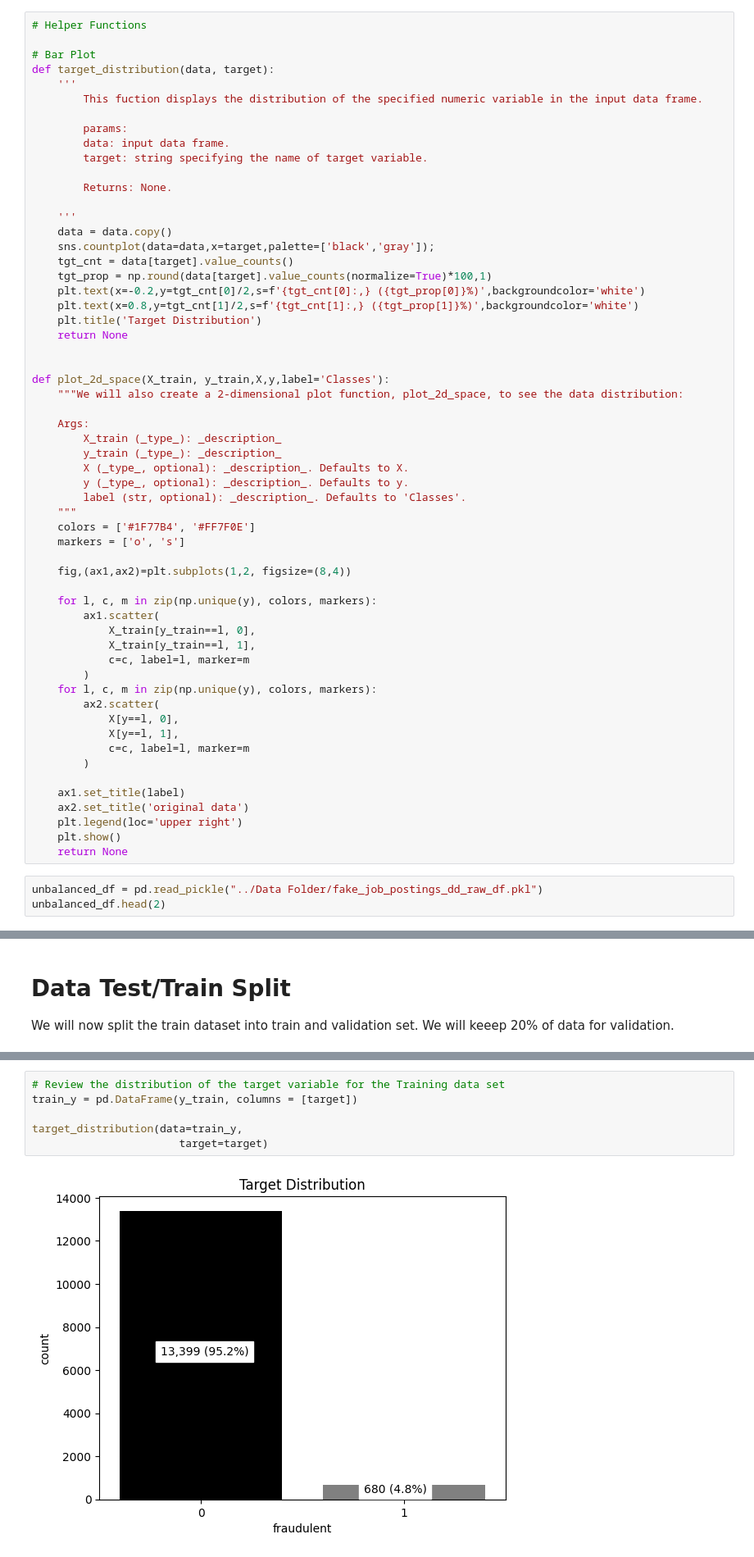
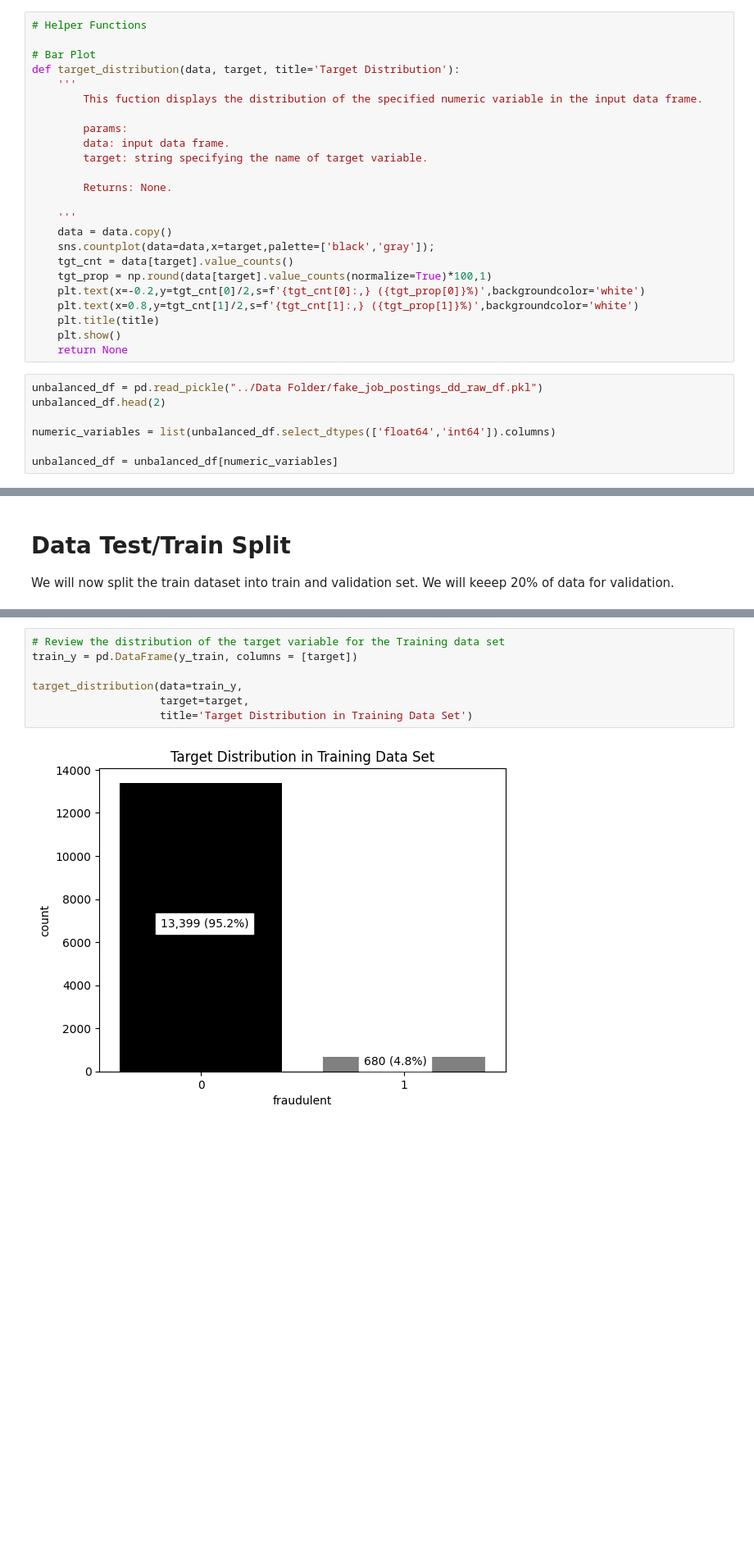
Before and after one commit to ADS-599-Team-2-Capstone/ADS-599-Capstone, a Jupyter notebook: Code Library Folder/Data Preparation.ipynb, the cells around one changed output, grey strips where cells are left out. Shown at 82% size. Drawn from its saved outputs; the diff is of its cells as text; blank space fills up the shorter version.

```diff
--- a/Code Library Folder/Data Preparation.ipynb
+++ b/Code Library Folder/Data Preparation.ipynb
@@ -21,7 +21,7 @@ from imblearn.over_sampling import SMOTE
 # Helper Functions
 
 # Bar Plot
-def target_distribution(data, target):
+def target_distribution(data, target, title='Target Distribution'):
     '''
         This fuction displays the distribution of the specified numeric variable in the input data frame.
 
@@ -38,43 +38,13 @@ def target_distribution(data, target):
     tgt_prop = np.round(data[target].value_counts(normalize=True)*100,1)
     plt.text(x=-0.2,y=tgt_cnt[0]/2,s=f'{tgt_cnt[0]:,} ({tgt_prop[0]}%)',backgroundcolor='white')
     plt.text(x=0.8,y=tgt_cnt[1]/2,s=f'{tgt_cnt[1]:,} ({tgt_prop[1]}%)',backgroundcolor='white')
-    plt.title('Target Distribution')
-    return None
-
-
-def plot_2d_space(X_train, y_train,X,y,label='Classes'):
-    """We will also create a 2-dimensional plot function, plot_2d_space, to see the data distribution:
-
-    Args:
-        X_train (_type_): _description_
-        y_train (_type_): _description_
-        X (_type_, optional): _description_. Defaults to X.
-        y (_type_, optional): _description_. Defaults to y.
-        label (str, optional): _description_. Defaults to 'Classes'.
-    """
-    colors = ['#1F77B4', '#FF7F0E']
-    markers = ['o', 's']
-
-    fig,(ax1,ax2)=plt.subplots(1,2, figsize=(8,4))
-
-    for l, c, m in zip(np.unique(y), colors, markers):
-        ax1.scatter(
-            X_train[y_train==l, 0],
-            X_train[y_train==l, 1],
-            c=c, label=l, marker=m
-        )
-    for l, c, m in zip(np.unique(y), colors, markers):
-        ax2.scatter(
-            X[y==l, 0],
-            X[y==l, 1],
-            c=c, label=l, marker=m
-        )
-
-    ax1.set_title(label)
-    ax2.set_title('original data')
-    plt.legend(loc='upper right')
+    plt.title(title)
     plt.show()
     return None
 # %%
 unbalanced_df = pd.read_pickle("../Data Folder/fake_job_postings_dd_raw_df.pkl")
 unbalanced_df.head(2)
+
+numeric_variables = list(unbalanced_df.select_dtypes(['float64','int64']).columns)
+
+unbalanced_df = unbalanced_df[numeric_variables]
@@ -104,11 +70,12 @@ y_test shape: (3520,)
 # %%
 # Review the distribution of the target variable for the Training data set
 train_y = pd.DataFrame(y_train, columns = [target])
 
 target_distribution(data=train_y,
-                       target=target)
+                    target=target,
+                    title='Target Distribution in Training Data Set')
 # %% [output]
-[figure, old version]
+[figure, new version]
 # %%
 # Review the distribution of the target variable for the validation data set
 validate_y = pd.DataFrame(y_test, columns = [target])
```
Also changed, not shown: parts of 7 cells of this notebook.
